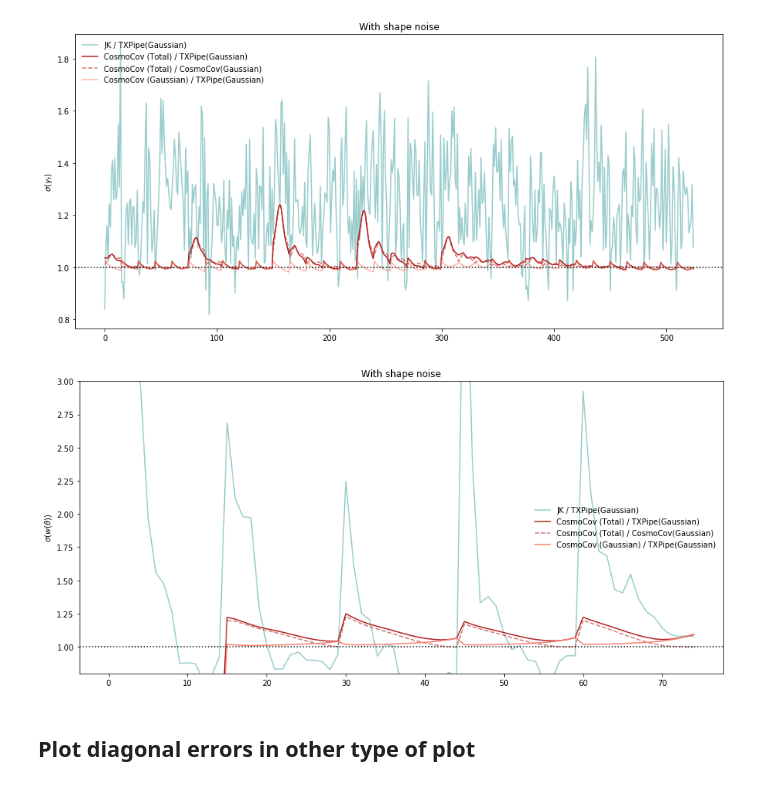
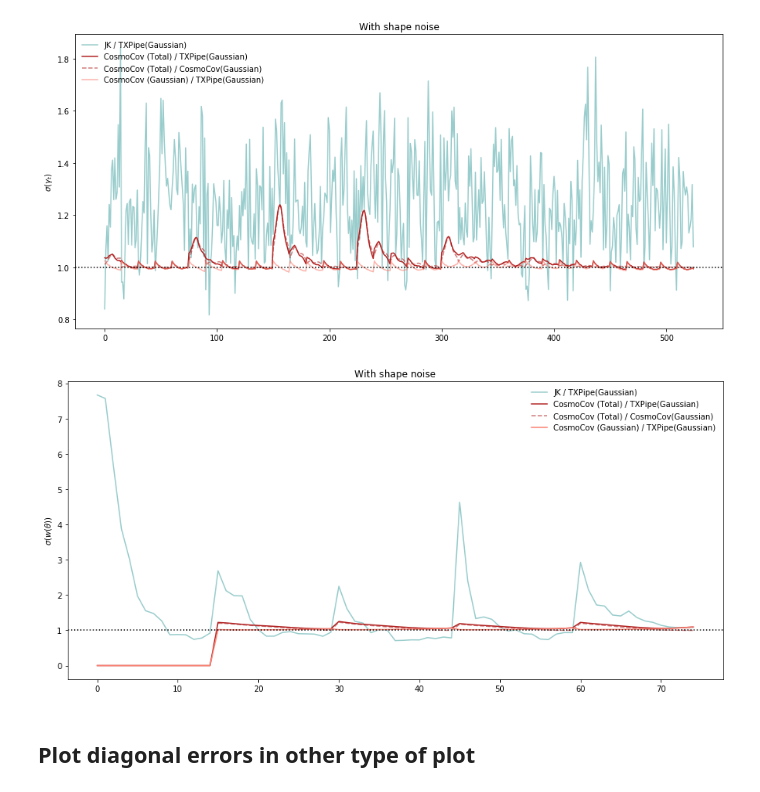
Before and after one commit to LSSTDESC/txpipe-cosmodc2, a Jupyter notebook: notebooks/CompareCovariances.ipynb, the cells around one changed output. Saved outputs shown, nothing was run; the diff lists cells and outputs as text; code cells hidden in the pictures.

```diff
--- a/notebooks/CompareCovariances.ipynb
+++ b/notebooks/CompareCovariances.ipynb
@@ -465,19 +468,19 @@ plt.savefig('../plots/cov_comparison_gt_ratios.png', dpi = 400, bbox_inches = 't
 # %%
 plt.figure(figsize = (15, 7))
 
 plt.plot(np.arange(nw), JK_w_auto/txpipe_w_auto, '-', color = 'teal', label = 'JK / TXPipe(Gaussian)', alpha = 0.4)
 plt.plot(np.arange(nw), w_total/txpipe_w_auto, '-', color = 'firebrick', label = 'CosmoCov (Total) / TXPipe(Gaussian)', alpha = 1.)
 plt.plot(np.arange(nw), w_total/w_g, '--', color = 'firebrick', label = 'CosmoCov (Total) / CosmoCov(Gaussian)', alpha = 0.6)
 plt.plot(np.arange(nw), w_g/txpipe_w_auto, '-', color = 'salmon', label = 'CosmoCov (Gaussian) / TXPipe(Gaussian)', alpha = 1.)
 
 plt.ylabel(r'$\sigma(w(\theta)$)')
 plt.axhline(y = 1, color = 'k', ls = ':')
 plt.legend(frameon=False)
-plt.ylim(0.8, 3.)
+#plt.ylim(0.8, 1.08)
 plt.title('With shape noise')
 plt.savefig('../plots/cov_comparison_w_ratios.png', dpi = 400, bbox_inches = 'tight',  pad_inches = 0.1)
 # %% [output]
-[figure, old version]
+[figure, new version]
 # %% [markdown]
 ## Plot diagonal errors in other type of plot
 # %%
```
Also changed, not shown: parts of 3 cells of this notebook, 2 other files.
